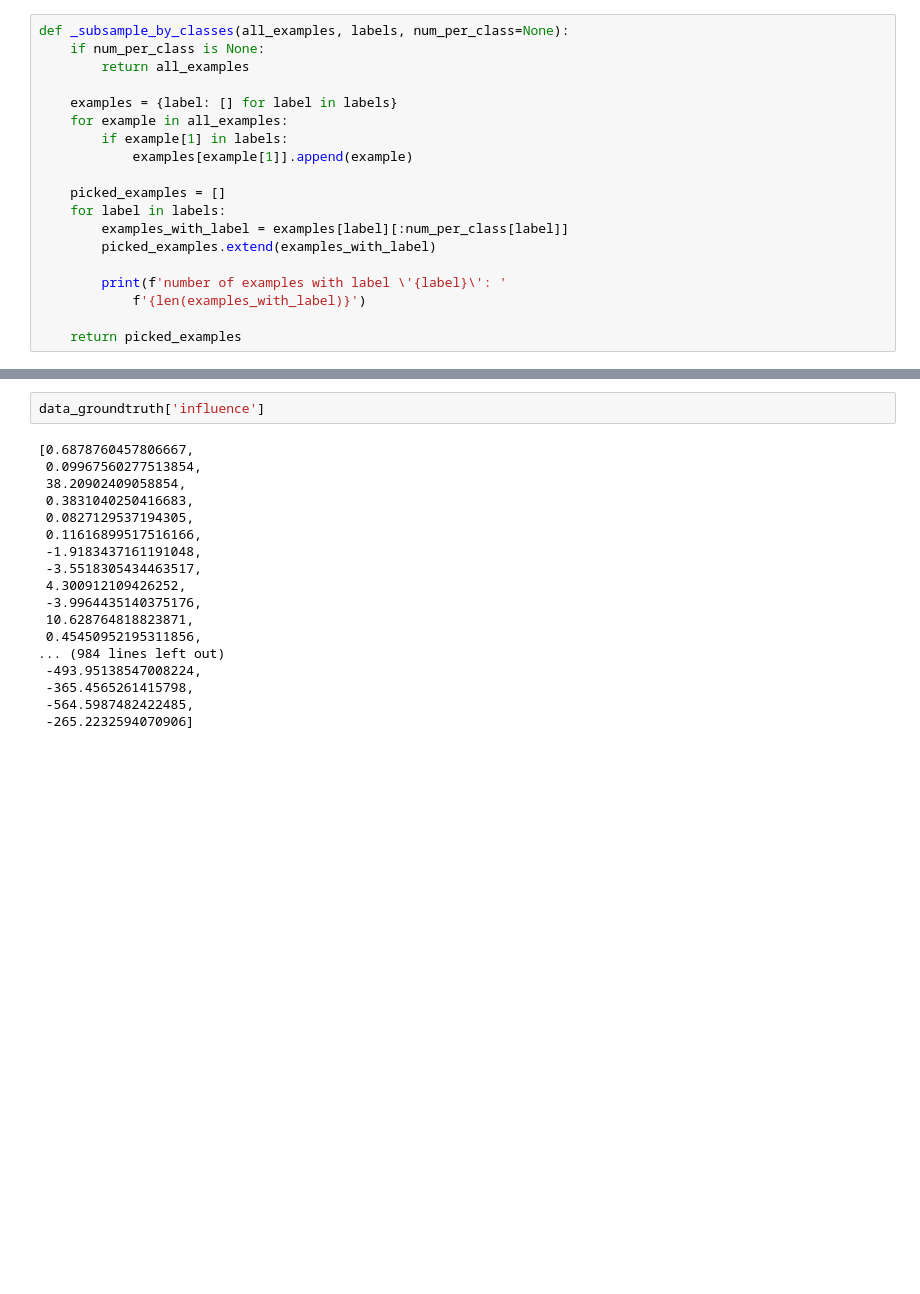
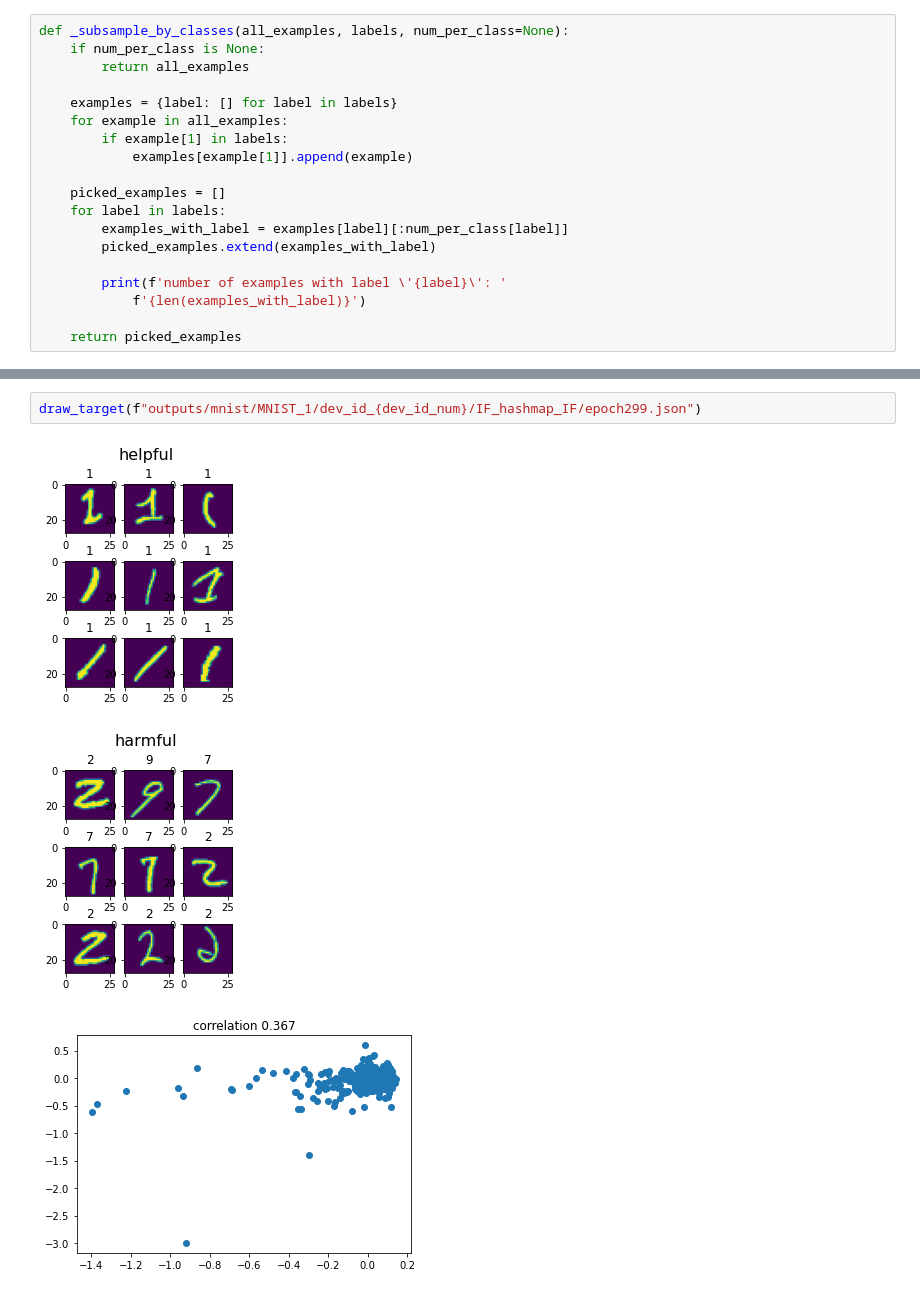
Before and after one commit to hage1005/IF_project, a Jupyter notebook: notebooks/visualize_notebooks/visulize correlation.ipynb, the cells around one changed output, grey strips where cells are left out. Drawn from its saved outputs; the diff is of its cells as text; blank space fills up the shorter version.

```diff
--- a/notebooks/visualize_notebooks/visulize correlation.ipynb
+++ b/notebooks/visualize_notebooks/visulize correlation.ipynb
@@ -97,21 +113,7 @@ Text(0.5, 1.0, 'correlation 0.239')
 # %%
-data_groundtruth['influence']
+draw_target(f"outputs/mnist/MNIST_1/dev_id_{dev_id_num}/IF_hashmap_IF/epoch299.json")
 # %% [output]
-[0.6878760457806667,
- 0.09967560277513854,
- 38.20902409058854,
- 0.3831040250416683,
- 0.0827129537194305,
- 0.11616899517516166,
- -1.9183437161191048,
- -3.5518305434463517,
- 4.300912109426252,
- -3.9964435140375176,
- 10.628764818823871,
- 0.45450952195311856,
-... (984 lines left out)
- -493.95138547008224,
- -365.4565261415798,
- -564.5987482422485,
- -265.2232594070906]
+[figure, added]
+[figure, added]
+[figure, added]
 # %%
```
Also changed, not shown: parts of 11 cells of this notebook, 22 other files.
